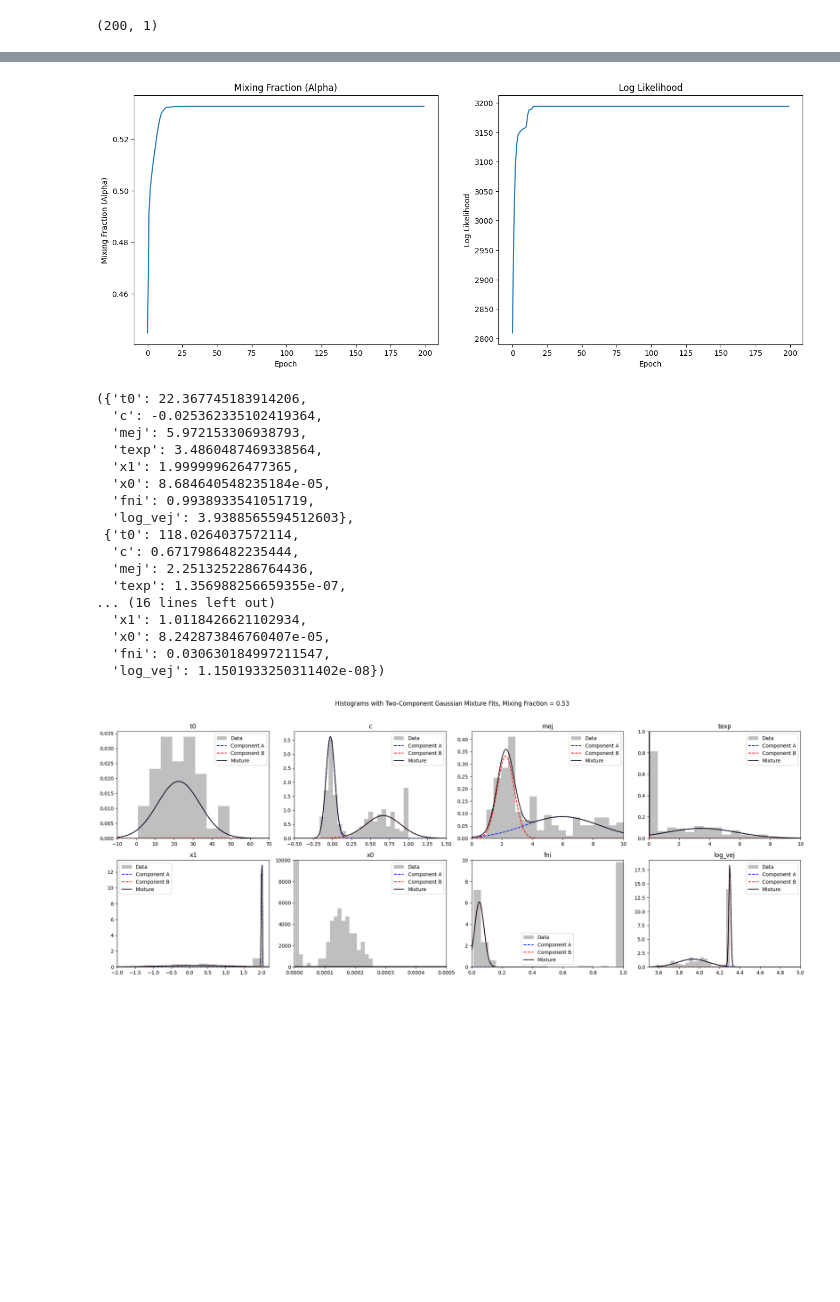
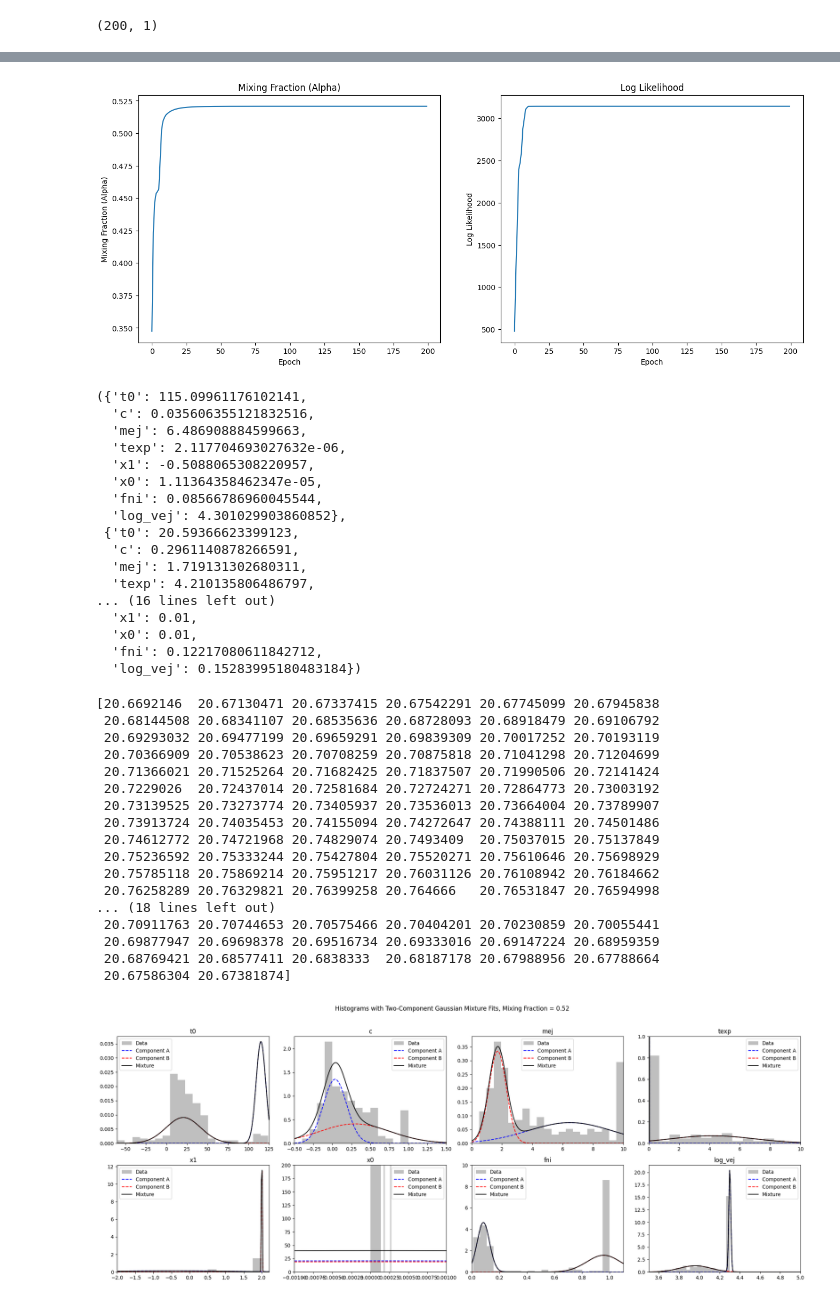
Before and after one commit to asmuzsoy/beams_ext, a Jupyter notebook: separate_parameters.ipynb, the cells around one changed output, grey strips where cells are left out. Drawn from its saved outputs; the diff is of its cells as text; code cells hidden in the pictures; blank space fills up the shorter version.

```diff
--- a/separate_parameters.ipynb
+++ b/separate_parameters.ipynb
@@ -30,7 +225,7 @@ class SN:
         self.ibc_fit = {key:results_dict[key] for key in self.ibc_keys[1:]}
         self.ibc_fit.update({'log_vej': np.log10(self.ibc_fit['vej'])})
 # %%
-data = np.load("fitted_sne_100_091025.npz", allow_pickle=True)
+data = np.load("fitted_sne_100_091725.npz", allow_pickle=True)
 true_ia_sne = data['ia']
 true_ibc_sne = data['ibc']
 all_sne = np.concatenate((true_ia_sne, true_ibc_sne))
@@ -235,75 +471,94 @@ ax[1].set_title("Log Likelihood")
 
 plt.show()
 # %% [output]
-[figure, old version]
+[figure, new version]
 # %%
 mus_a, mus_b, sigmas_a, sigmas_b
 # %% [output]
-({'t0': 22.367745183914206,
-  'c': -0.025362335102419364,
-  'mej': 5.972153306938793,
-  'texp': 3.4860487469338564,
-  'x1': 1.999999626477365,
-  'x0': 8.684640548235184e-05,
-  'fni': 0.9938933541051719,
-  'log_vej': 3.9388565594512603},
- {'t0': 118.0264037572114,
-  'c': 0.6717986482235444,
-  'mej': 2.2513252286764436,
-  'texp': 1.356988256659355e-07,
+({'t0': 115.09961176102141,
+  'c': 0.035606355121832516,
+  'mej': 6.486908884599663,
+  'texp': 2.117704693027632e-06,
+  'x1': -0.5088065308220957,
+  'x0': 1.11364358462347e-05,
+  'fni': 0.08566786960045544,
+  'log_vej': 4.301029903860852},
+ {'t0': 20.59366623399123,
+  'c': 0.2961140878266591,
+  'mej': 1.719131302680311,
+  'texp': 4.210135806486797,
 ... (16 lines left out)
-  'x1': 1.0118426621102934,
-  'x0': 8.242873846760407e-05,
-  'fni': 0.030630184997211547,
-  'log_vej': 1.1501933250311402e-08})
+  'x1': 0.01,
+  'x0': 0.01,
+  'fni': 0.12217080611842712,
+  'log_vej': 0.15283995180483184})
 # %%
 for n in sigmas_b.keys():
-    if sigmas_b[n] < 0.01:
+    if sigmas_b[n] <= 0.01:
         sigmas_b[n] = 0.01
 
 for n in sigmas_a.keys():
-    if sigmas_a[n] < 0.01:
+    if sigmas_a[n] <= 0.01:
         sigmas_a[n] = 0.01
 # %%
 x_ranges = {
-    't0': np.linspace(-10, 70, 200),
-    'x0': np.linspace(-0.001, 0.001, 200),
+    't0': np.linspace(-60, 125, 200),
+    'x0': np.linspace(-0.001, 0.001, 200),  # Expanded range for x0
     'x1': np.linspace(-2, 2.2, 200),
     'c': np.linspace(-0.5, 1.5, 200),
     'texp': np.linspace(0, 10, 200),
     'mej': np.linspace(0, 10, 200),
-    'fni': np.linspace(0, 0.5, 200),
+    'fni': np.linspace(0, 1.3, 200),
     'log_vej': np.linspace(3.5, 5, 200)
 }
 
 fig, axes = plt.subplots(2, 4, figsize=(20, 8))
 fig.suptitle("Histograms with Two-Component Gaussian Mixture Fits, Mixing Fraction = {:.2f}".format(alpha))
 
 for idx, param in enumerate(params_to_use):
     samples = get_param_samples(param)
     ax = axes.flat[idx]
     ax.hist(samples, bins=20, density=True, alpha=0.5, color='gray', label='Data')
     x = x_ranges[param]
     # Mixture fit
     y_a = alpha * norm.pdf(x, mus_a[param], sigmas_a[param])
     y_b = (1 - alpha) * norm.pdf(x, mus_b[param], sigmas_b[param])
     y_mix = y_a + y_b
+    if param == 'x0':
+        print(y_a)
     ax.plot(x, y_a, 'b--', label='Component A')
     ax.plot(x, y_b, 'r--', label='Component B')
     ax.plot(x, y_mix, 'k-', label='Mixture')
     ax.set_title(param)
     ax.set_xlim(x[0], x[-1])  # Ensure curves span the full x range
     if param == 'texp':
-        ax.set_ylim(0, 1)  # Reduce y-limits for texp to see the histogram
+        ax.set_ylim(0, 1)
     elif param == 'fni':
         ax.set_ylim(0, 10)
-        ax.set_xlim(0, 1)
+        ax.set_xlim(0, 1.1)
     elif param == 'x0':
-        ax.set_ylim(0, 10000)
-        ax.set_xlim(0, 0.0005)
+        ax.set_ylim(0, 200)
+        ax.set_xlim(-0.001, 0.001)  # Expanded
     ax.legend()
 
 plt.tight_layout(rect=[0, 0, 1, 0.96])
 plt.show()
 # %% [output]
+[20.6692146  20.67130471 20.67337415 20.67542291 20.67745099 20.67945838
+ 20.68144508 20.68341107 20.68535636 20.68728093 20.68918479 20.69106792
+ 20.69293032 20.69477199 20.69659291 20.69839309 20.70017252 20.70193119
+ 20.70366909 20.70538623 20.70708259 20.70875818 20.71041298 20.71204699
+ 20.71366021 20.71525264 20.71682425 20.71837507 20.71990506 20.72141424
+ 20.7229026  20.72437014 20.72581684 20.72724271 20.72864773 20.73003192
+ 20.73139525 20.73273774 20.73405937 20.73536013 20.73664004 20.73789907
+ 20.73913724 20.74035453 20.74155094 20.74272647 20.74388111 20.74501486
+ 20.74612772 20.74721968 20.74829074 20.7493409  20.75037015 20.75137849
+ 20.75236592 20.75333244 20.75427804 20.75520271 20.75610646 20.75698929
+ 20.75785118 20.75869214 20.75951217 20.76031126 20.76108942 20.76184662
+ 20.76258289 20.76329821 20.76399258 20.764666   20.76531847 20.76594998
+... (18 lines left out)
+ 20.70911763 20.70744653 20.70575466 20.70404201 20.70230859 20.70055441
+ 20.69877947 20.69698378 20.69516734 20.69333016 20.69147224 20.68959359
+ 20.68769421 20.68577411 20.6838333  20.68187178 20.67988956 20.67788664
+ 20.67586304 20.67381874]
-[figure, old version]
+[figure, new version]
```
Also changed, not shown: parts of 12 cells of this notebook, 1 other file.
